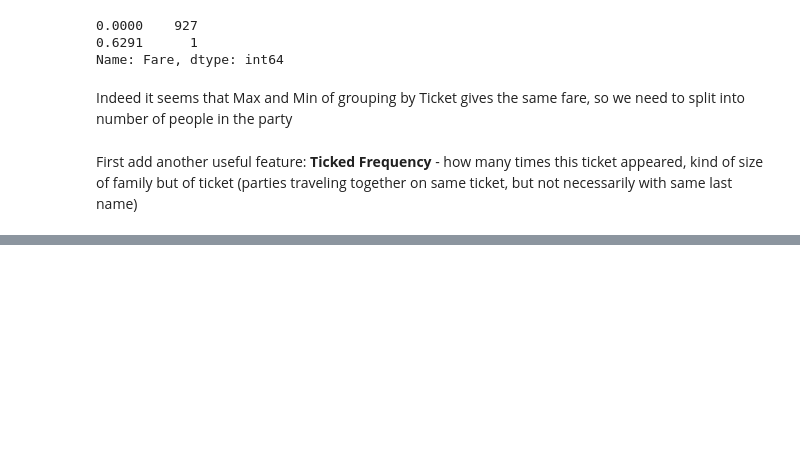
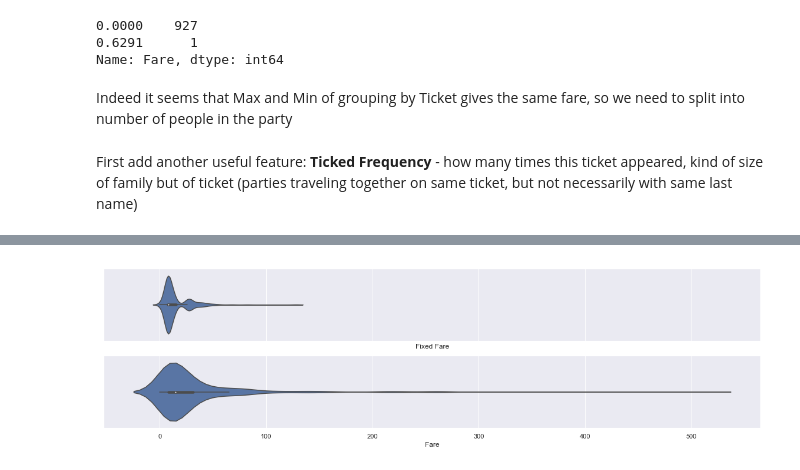
Before and after one commit to yoni2k/ml-kaggle-challenges, a Jupyter notebook: titanic/Advanced feature engineering.ipynb, the cells around one changed output, grey strips where cells are left out. Drawn from its saved outputs; the diff is of its cells as text; code cells hidden in the pictures; blank space fills up the shorter version.

```diff
--- a/titanic/Advanced feature engineering.ipynb
+++ b/titanic/Advanced feature engineering.ipynb
@@ -540,0 +691,7 @@ First add another useful feature: **Ticked Frequency** - how many times this tic
+# %%
+figure, axes = plt.subplots(2, 1, sharey=True, sharex=True, figsize = (20,5))
+sns.violinplot(both['Fixed Fare'], ax=axes[0])
+sns.violinplot(both['Fare'], ax=axes[1])
+figure.show()
+# %% [output]
+[figure, added]
```
Also changed, not shown: parts of 31 cells of this notebook, 2 other files.
